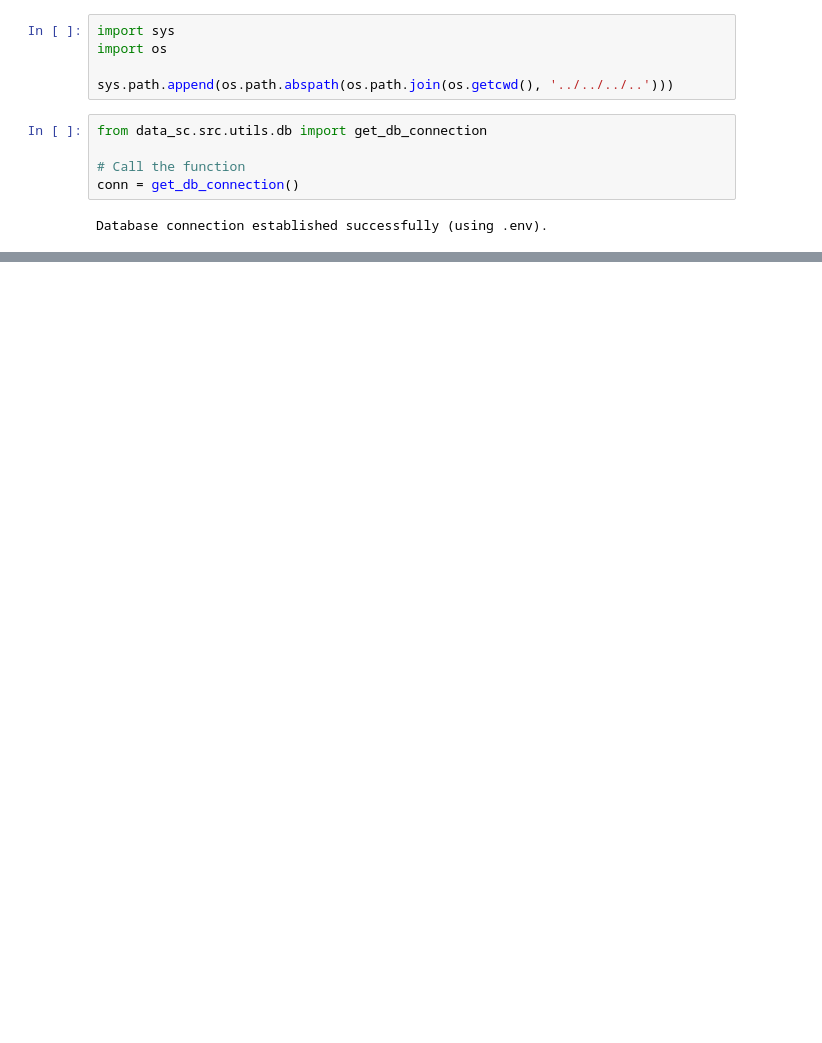
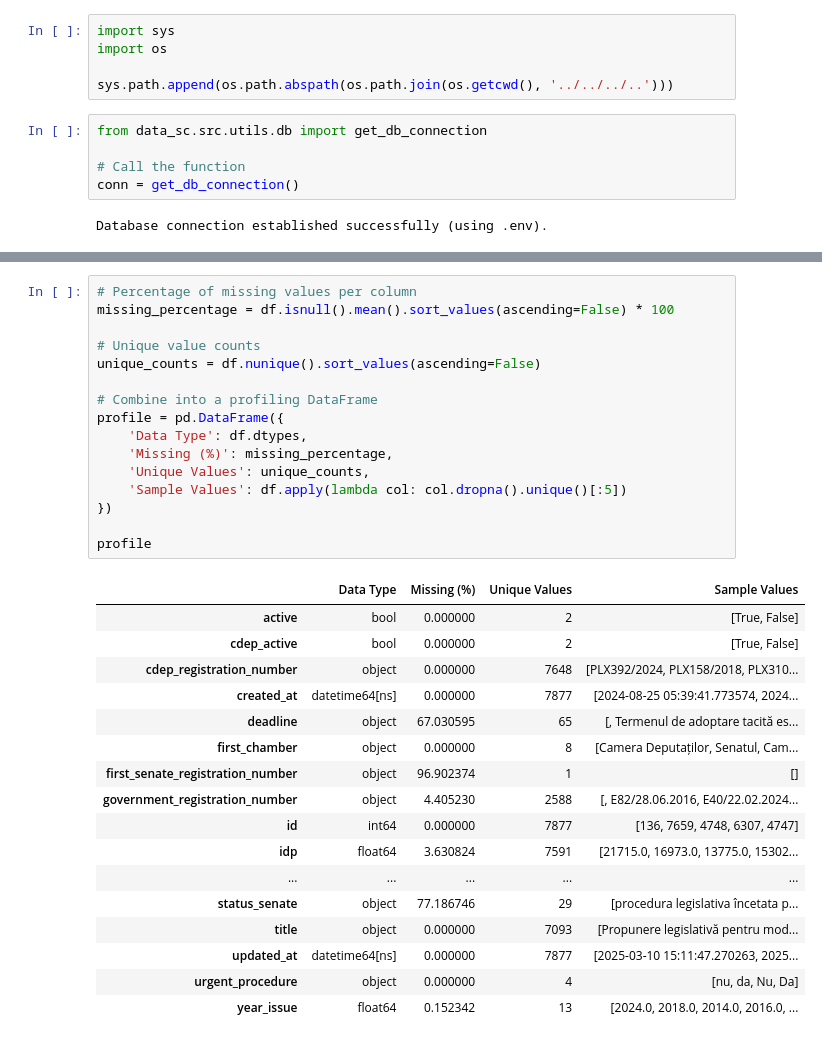
Before and after one commit to aminhaiqal/Athena, a Jupyter notebook: data_sc/notebooks/01-eda/01-data-profiling/legislative-proposal.ipynb, the cells around one changed output, grey strips where cells are left out. Saved outputs shown, nothing was run; the diff lists cells and outputs as text; blank space fills up the shorter version.

```diff
--- a/data_sc/notebooks/01-eda/01-data-profiling/legislative-proposal.ipynb
+++ b/data_sc/notebooks/01-eda/01-data-profiling/legislative-proposal.ipynb
@@ -178,0 +61,34 @@ Name: count, dtype: int64
+# %%
+# Percentage of missing values per column
+missing_percentage = df.isnull().mean().sort_values(ascending=False) * 100
+
+# Unique value counts
+unique_counts = df.nunique().sort_values(ascending=False)
+
+# Combine into a profiling DataFrame
+profile = pd.DataFrame({
+    'Data Type': df.dtypes,
+    'Missing (%)': missing_percentage,
+    'Unique Values': unique_counts,
+    'Sample Values': df.apply(lambda col: col.dropna().unique()[:5])
+})
+
+profile
+# %% [output]
+|  | Data Type | Missing (%) | Unique Values | Sample Values |
+| active | bool | 0.000000 | 2 | [True, False] |
+| cdep_active | bool | 0.000000 | 2 | [True, False] |
+| cdep_registration_number | object | 0.000000 | 7648 | [PLX392/2024, PLX158/2018, PLX310... |
+| created_at | datetime64[ns] | 0.000000 | 7877 | [2024-08-25 05:39:41.773574, 2024... |
+| deadline | object | 67.030595 | 65 | [, Termenul de adoptare tacită es... |
+| first_chamber | object | 0.000000 | 8 | [Camera Deputaților, Senatul, Cam... |
+| first_senate_registration_number | object | 96.902374 | 1 | [] |
+| government_registration_number | object | 4.405230 | 2588 | [, E82/28.06.2016, E40/22.02.2024... |
+| id | int64 | 0.000000 | 7877 | [136, 7659, 4748, 6307, 4747] |
+| idp | float64 | 3.630824 | 7591 | [21715.0, 16973.0, 13775.0, 15302... |
+| ... | ... | ... | ... | ... |
+| status_senate | object | 77.186746 | 29 | [procedura legislativa încetata p... |
+| title | object | 0.000000 | 7093 | [Propunere legislativă pentru mod... |
+| updated_at | datetime64[ns] | 0.000000 | 7877 | [2025-03-10 15:11:47.270263, 2025... |
+| urgent_procedure | object | 0.000000 | 4 | [nu, da, Nu, Da] |
+| year_issue | float64 | 0.152342 | 13 | [2024.0, 2018.0, 2014.0, 2016.0, ... |
```
Also changed, not shown: parts of 27 cells of this notebook.
